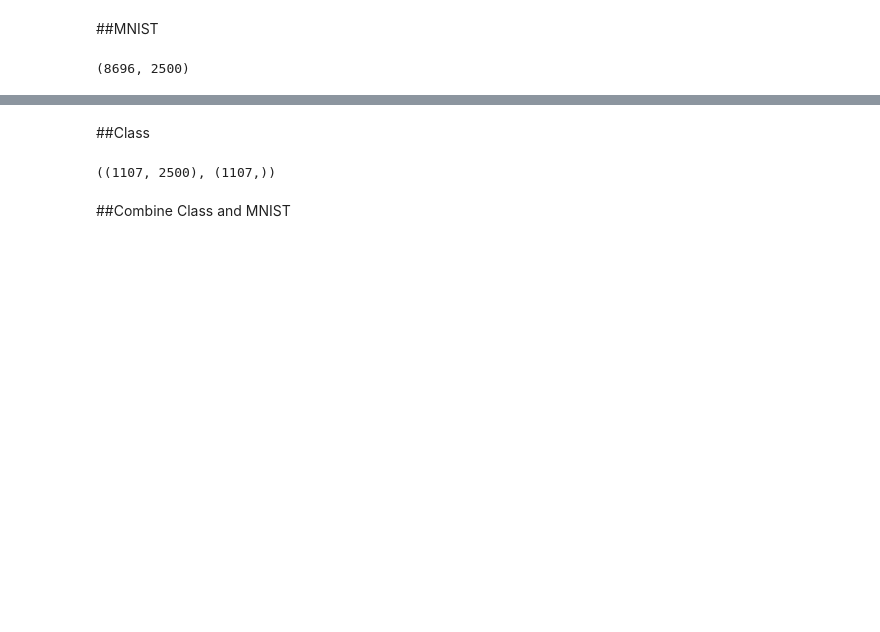
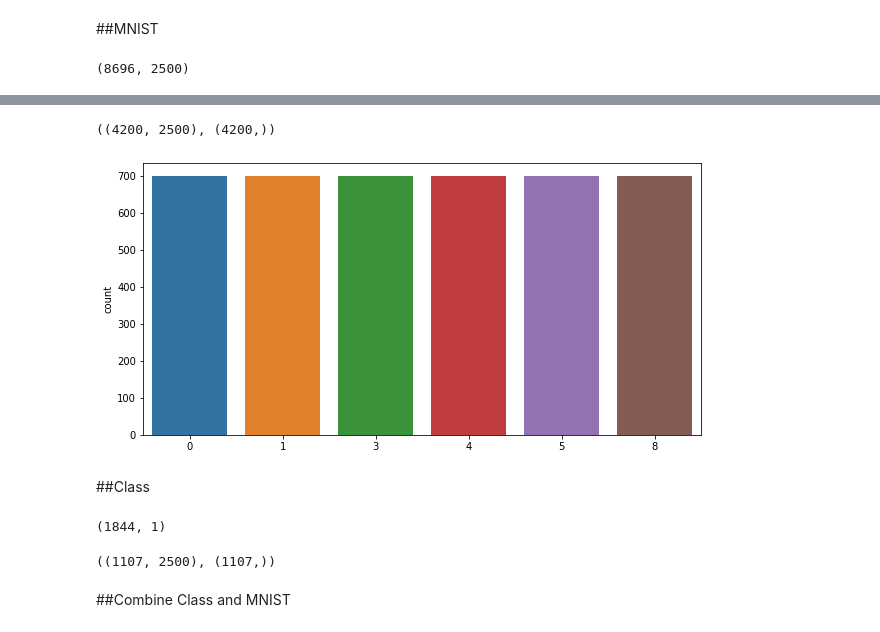
Before and after one commit to MachineLearning-S20/final-project-j-a-r-v-i-s, a Jupyter notebook: Data_Augmentation.ipynb, the cells around one changed output, grey strips where cells are left out. Cells and saved outputs as stored; diff of their text form; code cells hidden in the pictures; blank space fills up the shorter version.

```diff
--- a/Data_Augmentation.ipynb
+++ b/Data_Augmentation.ipynb
@@ -82,5 +124,18 @@ X_MNIST_50.shape
+# %%
+X_MNIST_reduced.shape, y_MNIST_reduced.shape
+# %% [output]
+((4200, 2500), (4200,))
+# %%
+plt.figure(figsize = (10,5))
+sns.countplot(x = y_MNIST_reduced);
+# %% [output]
+[figure, added]
 # %% [markdown]
 ##Class
 # %%
 X_class_orig = np.load('drive/My Drive/train_data.npy')
 y_class_orig = np.load('drive/My Drive/train_labels.npy')
+# %%
+y_class_orig.shape
+# %% [output]
+(1844, 1)
```
Also changed, not shown: parts of 9 cells of this notebook.
